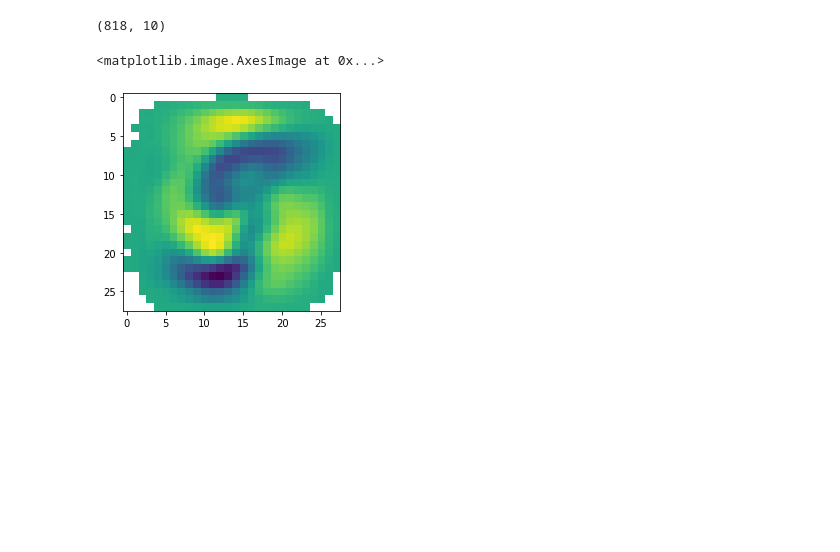
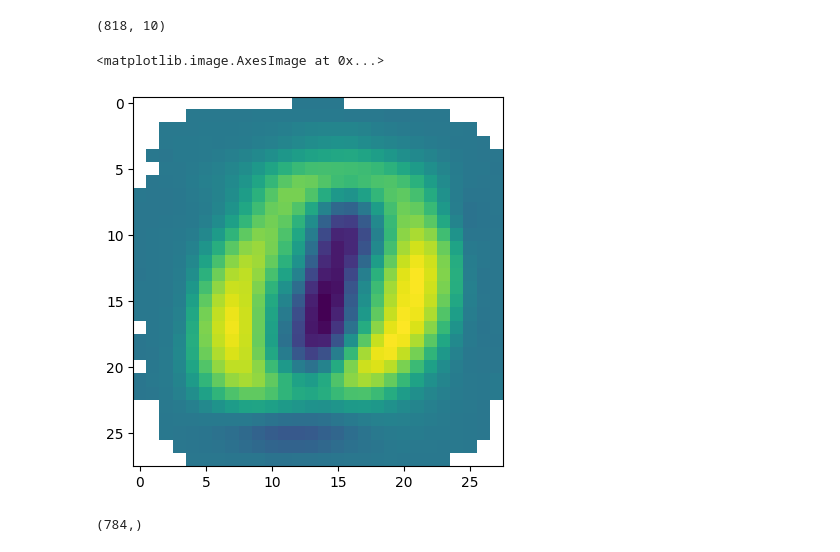
Before and after one commit to gfsilveira/ebac, a Jupyter notebook: 03-Cientista_de_Dados/02-Crisp_DM/27_modulo/mod27_PCA.ipynb, the cells around one changed output. Saved outputs shown, nothing was run; the diff lists cells and outputs as text; code cells hidden in the pictures; blank space fills up the shorter version.

```diff
--- a/03-Cientista_de_Dados/02-Crisp_DM/27_modulo/mod27_PCA.ipynb
+++ b/03-Cientista_de_Dados/02-Crisp_DM/27_modulo/mod27_PCA.ipynb
@@ -909,19 +923,19 @@ Recomendo salvar a base para evitar tráfego de rede nas próximas.
 # %%
 ###################
 # Persistir os dados no formato numpy
-# np.save('X_train.npy', X_train)
-# np.save('y_train.npy', y_train)
+np.save('X_train_ld.npy', X_train_ld)
+np.save('y_train_ld.npy', y_train_ld)
 
-# np.save('X_test.npy', X_test)
-# np.save('y_test.npy', y_test)
+np.save('X_test_ld.npy', X_test_ld)
+np.save('y_test_ld.npy', y_test_ld)
 
 ###################
 # Ler os dados no formato numpy
-# X_train = np.load('X_train.npy')
-# y_train = np.load('y_train.npy')
+X_train = np.load('X_train_ld.npy')
+y_train = np.load('y_train_ld.npy')
 
-# X_test = np.load('X_test.npy')
-# y_test = np.load('y_test.npy')
+X_test = np.load('X_test_ld.npy')
+y_test = np.load('y_test_ld.npy')
 # %% [markdown]
 ### Análise Exploratória
 
@@ -1156,11 +1177,13 @@ cor_cp.shape
 # %% [output]
 (818, 10)
 # %%
-plt.imshow(cor_cp[34:,3].reshape(28,28))
+plt.imshow(cor_cp[34:,0].reshape(28,28))
 # %% [output]
 <matplotlib.image.AxesImage at 0x...>
-[figure, old version]
+[figure, new version]
 # %%
 cor_cp[34:,4].shape
+# %% [output]
+(784,)
 # %%
 28*28
```
Also changed, not shown: parts of 41 cells of this notebook, 35 other files.
